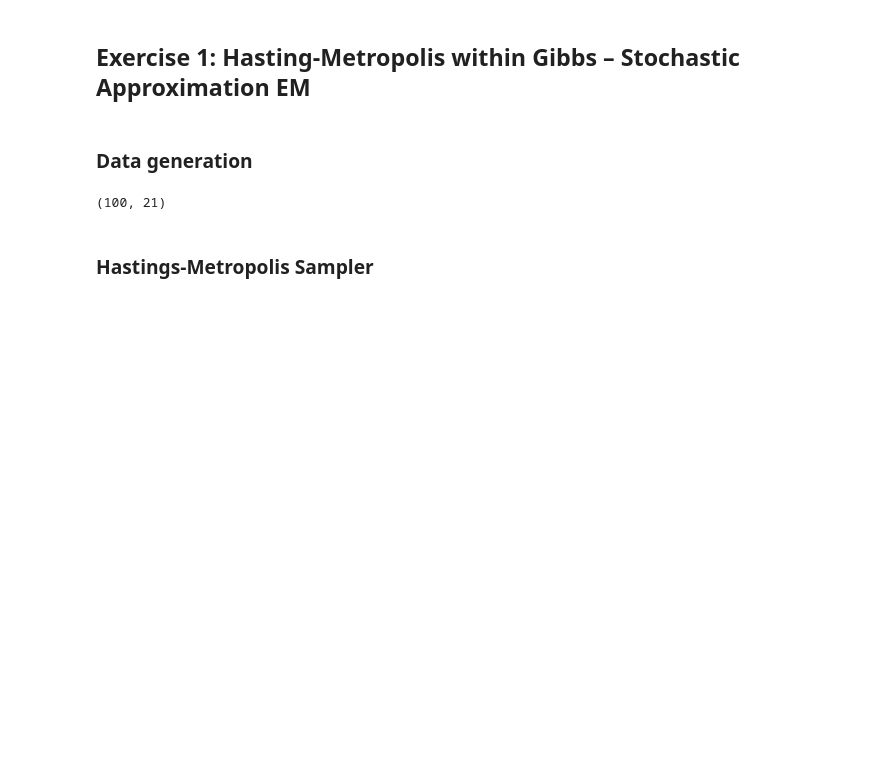
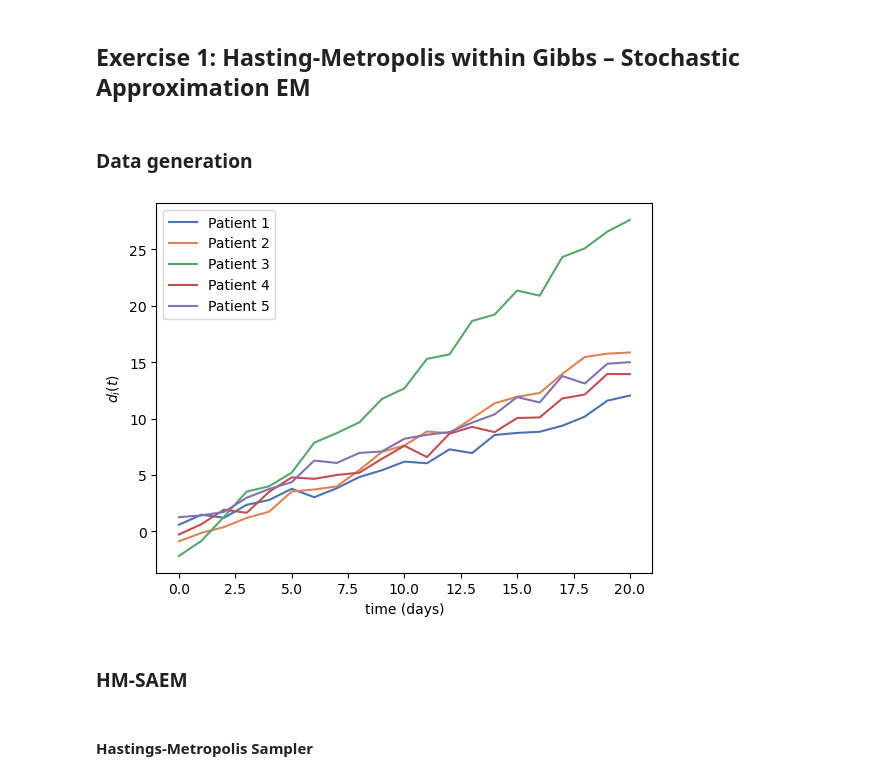
Before and after one commit to meilame-tayebjee/Comp_Stats_Lab, a Jupyter notebook: TD3/TD3.ipynb, the cells around one changed output. Cells and saved outputs as stored; diff of their text form; code cells hidden in the pictures; blank space fills up the shorter version.

```diff
--- a/TD3/TD3.ipynb
+++ b/TD3/TD3.ipynb
@@ -12,9 +15,7 @@ from numba import jit
 ### Data generation
 # %%
 #-----INPUTS-----#
-T = 5 # Time horizon
-
-p0 = 10
+p0 = 1
 
 sigma_t0 = 0.1
 sigma_v0 = 0.1
@@ -25,32 +26,27 @@ s_v0 = 0.1
 t0_bar_bar = 1
 v0_bar_bar = 1
 
-m = 5
-m_ksi = 5
-m_tau = 5
+m = 8
+m_ksi = m
+m_tau = m
 
-v = 1
-v_ksi = 1
-v_tau = 1
+v = 1.9
+v_ksi = v
+v_tau = v
 
 N = 100
 k = 21
-
-ts = np.linspace(0, T, k).reshape((1,k))
-ts = np.repeat(ts, N, axis = 0)
-ts.shape
-# %% [output]
-(100, 21)
 # %%
 #Data generation
-def generateData(p0 = p0, ts = ts, sigma_t0 = sigma_t0, sigma_v0 = sigma_v0, s_t0 = s_t0, s_v0 = s_v0, t0_bar_bar = t0_bar_bar, v0_bar_bar = v0_bar_bar, m = m, m_ksi = m_ksi, m_tau = m_tau, v = v, v_ksi= v_ksi, v_tau = v_tau, N = N, k = k):
+def generateData(p0 = p0,sigma_t0 = sigma_t0, sigma_v0 = sigma_v0, s_t0 = s_t0, s_v0 = s_v0, t0_bar_bar = t0_bar_bar, v0_bar_bar = v0_bar_bar, m = m, m_lsi = m_ksi, m_tau = m_tau, v = v, v_ksi= v_ksi, v_tau = v_tau, N = N, k = k):
 
     t0_bar = np.random.normal(t0_bar_bar, sigma_t0, 1)
     v0_bar = np.random.normal(v0_bar_bar, sigma_v0, 1)
 
-    sigma_ksi_sq = stats.invwishart.rvs(m_ksi, v_ksi**2)
-    sigma_tau_sq = stats.invwishart.rvs(m_tau, v_tau**2)
-    sigma_sq = stats.invwishart.rvs(m, v**2)
+
+    sigma_ksi_sq = stats.invwishart.rvs(m_ksi, v_ksi)
+    sigma_tau_sq = stats.invwishart.rvs(m_tau, v_tau)
+    sigma_sq = stats.invwishart.rvs(m, v)
 
     t0 = np.random.normal(t0_bar, sigma_t0, 1)
     v0 = np.random.normal(v0_bar, sigma_v0, 1)
@@ -61,8 +57,26 @@ def generateData(p0 = p0, ts = ts, sigma_t0 = sigma_t0, sigma_v0 = sigma_v0, s_t
 
     tau = np.random.normal(0, np.sqrt(sigma_tau_sq), (N,1))
 
-    y = p0 + v0*np.repeat(alpha, k, axis =1)*(ts - t0 - np.repeat(tau, k, axis =1)) + epsilon
 
-    return y, alpha, tau, t0, v0, t0_bar, v0_bar, sigma_ksi_sq, sigma_tau_sq, sigma_sq, epsilon
+    y = np.zeros((N,k))
+    for t in range(k):
+        y[:, t] = p0 + (v0*alpha*(t-t0-tau)).reshape((N,)) + epsilon[:,t]
+
+    return y,alpha, tau, t0, v0, t0_bar, v0_bar, sigma_ksi_sq, sigma_tau_sq, sigma_sq, epsilon
+
+y, true_alpha, true_tau, true_t0, true_v0, true_t0_bar, true_v0_bar, true_sigma_ksi_sq, true_sigma_tau_sq, true_sigma_sq, noise = generateData()
+true_ksi = np.log(true_alpha)
+# %%
+for i in range(1,6):
+    plt.plot(y[i], label=f'Patient {i}')
+
+plt.xlabel("time (days)")
+plt.ylabel("$d_i(t)$")
+plt.legend()
+plt.show()
+# %% [output]
+[figure, added]
+# %% [markdown]
+### HM-SAEM
 # %% [markdown]
-### Hastings-Metropolis Sampler
+#### Hastings-Metropolis Sampler
```
Also changed, not shown: parts of 26 cells of this notebook, 1 other file.
